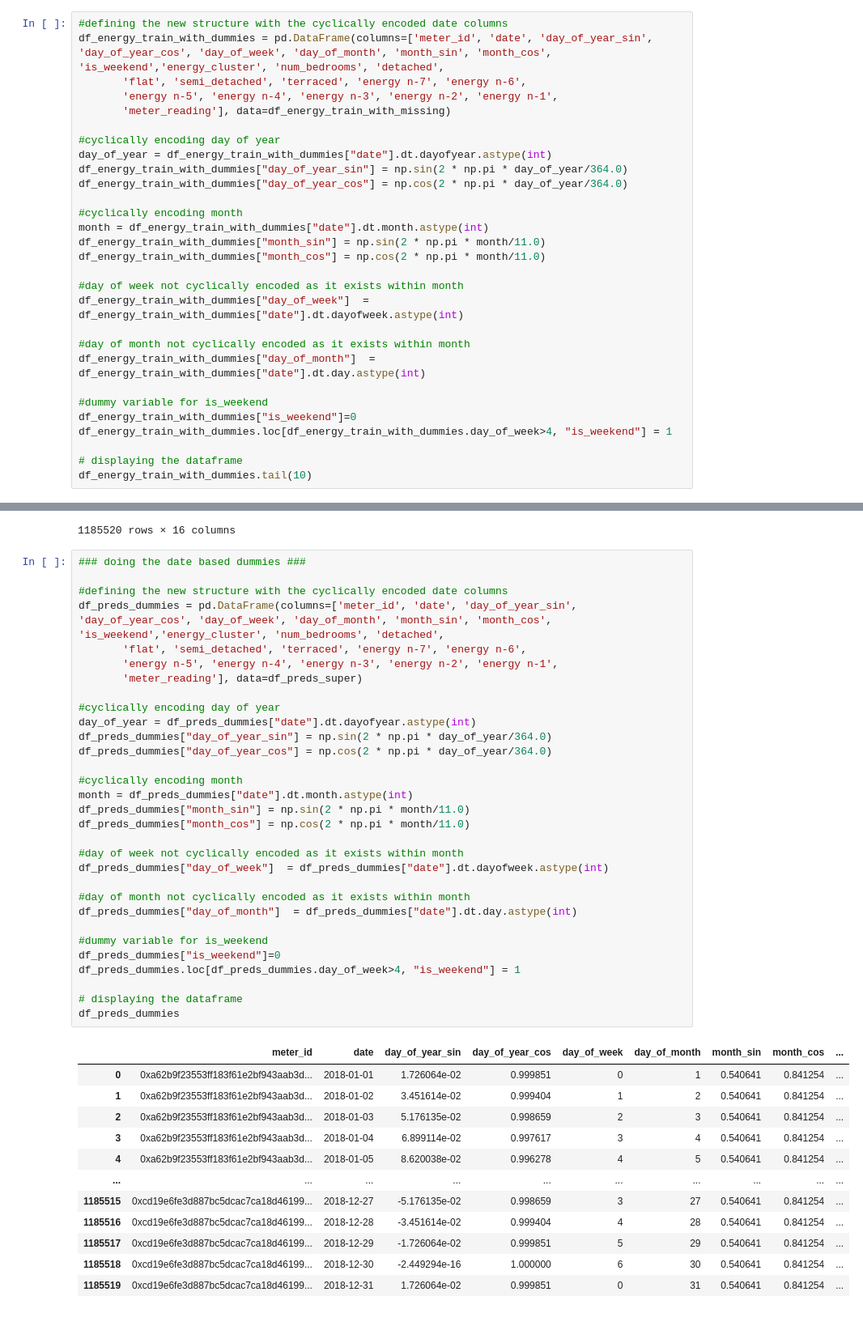
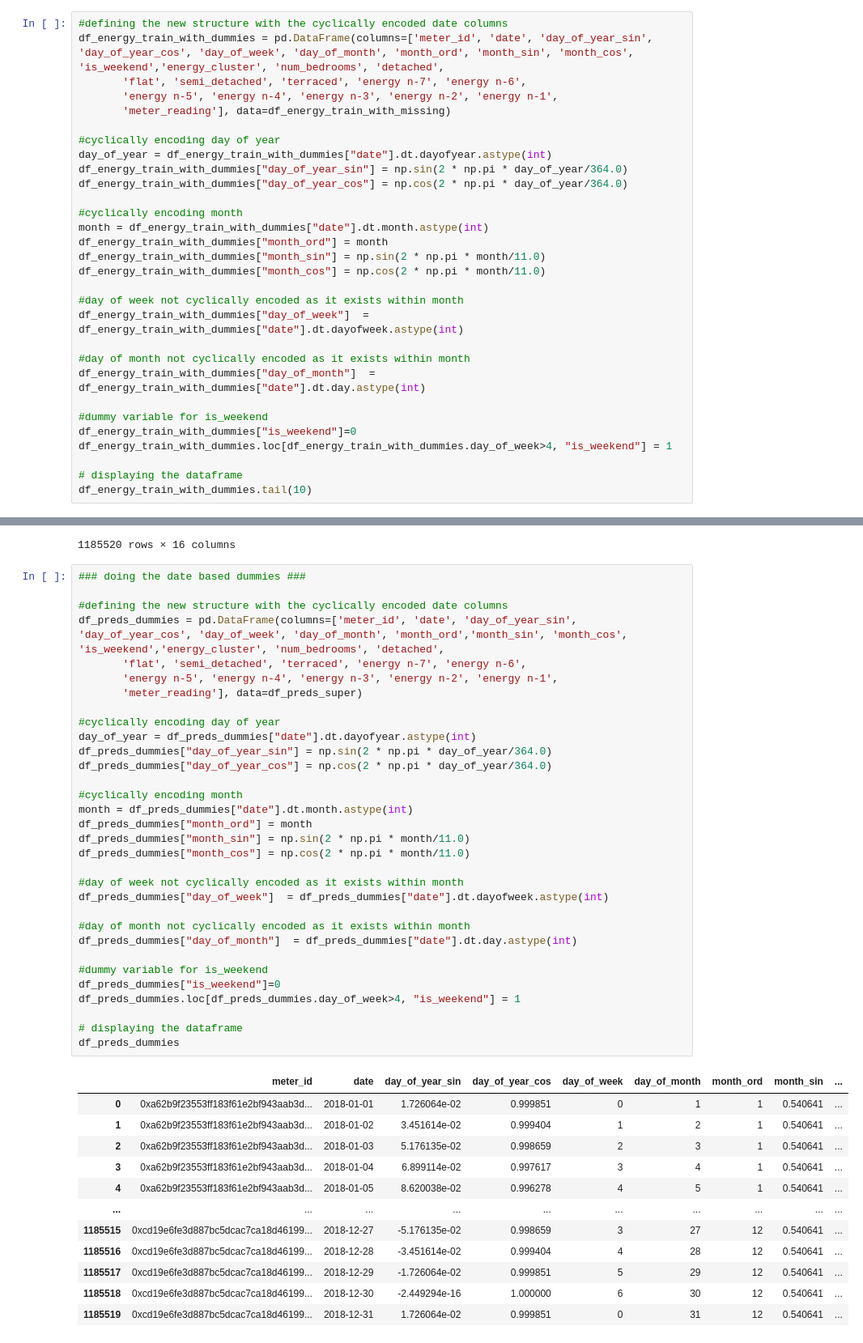
Before and after one commit to danielmusselwhite/UG_Dissertation_Energy_Forecasting, a Jupyter notebook: Src/Jupyter_Notebooks/3. Feature Engineering and Data Preparation.ipynb, the cells around one changed output, grey strips where cells are left out. Shown: that part at 81% size. Cells and saved outputs as stored; diff of their text form.

```diff
--- a/Src/Jupyter_Notebooks/3. Feature Engineering and Data Preparation.ipynb
+++ b/Src/Jupyter_Notebooks/3. Feature Engineering and Data Preparation.ipynb
@@ -408,7 +392,7 @@ df_energy_train_with_missing
         * etc.
 # %%
 #defining the new structure with the cyclically encoded date columns
-df_energy_train_with_dummies = pd.DataFrame(columns=['meter_id', 'date', 'day_of_year_sin', 'day_of_year_cos', 'day_of_week', 'day_of_month', 'month_sin', 'month_cos', 'is_weekend','energy_cluster', 'num_bedrooms', 'detached',
+df_energy_train_with_dummies = pd.DataFrame(columns=['meter_id', 'date', 'day_of_year_sin', 'day_of_year_cos', 'day_of_week', 'day_of_month', 'month_ord', 'month_sin', 'month_cos', 'is_weekend','energy_cluster', 'num_bedrooms', 'detached',
        'flat', 'semi_detached', 'terraced', 'energy n-7', 'energy n-6',
        'energy n-5', 'energy n-4', 'energy n-3', 'energy n-2', 'energy n-1',
        'meter_reading'], data=df_energy_train_with_missing)
@@ -420,6 +404,7 @@ df_energy_train_with_dummies["day_of_year_cos"] = np.cos(2 * np.pi * day_of_year
 
 #cyclically encoding month
 month = df_energy_train_with_dummies["date"].dt.month.astype(int)
+df_energy_train_with_dummies["month_ord"] = month
 df_energy_train_with_dummies["month_sin"] = np.sin(2 * np.pi * month/11.0)
 df_energy_train_with_dummies["month_cos"] = np.cos(2 * np.pi * month/11.0)
 
@@ -667,43 +652,44 @@ df_preds_super
 ### doing the date based dummies ###
 
 #defining the new structure with the cyclically encoded date columns
-df_preds_dummies = pd.DataFrame(columns=['meter_id', 'date', 'day_of_year_sin', 'day_of_year_cos', 'day_of_week', 'day_of_month', 'month_sin', 'month_cos', 'is_weekend','energy_cluster', 'num_bedrooms', 'detached',
+df_preds_dummies = pd.DataFrame(columns=['meter_id', 'date', 'day_of_year_sin', 'day_of_year_cos', 'day_of_week', 'day_of_month', 'month_ord','month_sin', 'month_cos', 'is_weekend','energy_cluster', 'num_bedrooms', 'detached',
        'flat', 'semi_detached', 'terraced', 'energy n-7', 'energy n-6',
        'energy n-5', 'energy n-4', 'energy n-3', 'energy n-2', 'energy n-1',
        'meter_reading'], data=df_preds_super)
 
 #cyclically encoding day of year
 day_of_year = df_preds_dummies["date"].dt.dayofyear.astype(int)
 df_preds_dummies["day_of_year_sin"] = np.sin(2 * np.pi * day_of_year/364.0)
 df_preds_dummies["day_of_year_cos"] = np.cos(2 * np.pi * day_of_year/364.0)
 
 #cyclically encoding month
 month = df_preds_dummies["date"].dt.month.astype(int)
+df_preds_dummies["month_ord"] = month
 df_preds_dummies["month_sin"] = np.sin(2 * np.pi * month/11.0)
 df_preds_dummies["month_cos"] = np.cos(2 * np.pi * month/11.0)
 
 #day of week not cyclically encoded as it exists within month
 df_preds_dummies["day_of_week"]  = df_preds_dummies["date"].dt.dayofweek.astype(int)
 
 #day of month not cyclically encoded as it exists within month
 df_preds_dummies["day_of_month"]  = df_preds_dummies["date"].dt.day.astype(int)
 
 #dummy variable for is_weekend
 df_preds_dummies["is_weekend"]=0
 df_preds_dummies.loc[df_preds_dummies.day_of_week>4, "is_weekend"] = 1
 
 # displaying the dataframe
 df_preds_dummies
 # %% [output]
-|  | meter_id | date | day_of_year_sin | day_of_year_cos | day_of_week | day_of_month | month_sin | month_cos | ... |
-| 0 | 0xa62b9f23553ff183f61e2bf943aab3d... | 2018-01-01 | 1.726064e-02 | 0.999851 | 0 | 1 | 0.540641 | 0.841254 | ... |
-| 1 | 0xa62b9f23553ff183f61e2bf943aab3d... | 2018-01-02 | 3.451614e-02 | 0.999404 | 1 | 2 | 0.540641 | 0.841254 | ... |
-| 2 | 0xa62b9f23553ff183f61e2bf943aab3d... | 2018-01-03 | 5.176135e-02 | 0.998659 | 2 | 3 | 0.540641 | 0.841254 | ... |
-| 3 | 0xa62b9f23553ff183f61e2bf943aab3d... | 2018-01-04 | 6.899114e-02 | 0.997617 | 3 | 4 | 0.540641 | 0.841254 | ... |
-| 4 | 0xa62b9f23553ff183f61e2bf943aab3d... | 2018-01-05 | 8.620038e-02 | 0.996278 | 4 | 5 | 0.540641 | 0.841254 | ... |
+|  | meter_id | date | day_of_year_sin | day_of_year_cos | day_of_week | day_of_month | month_ord | month_sin | ... |
+| 0 | 0xa62b9f23553ff183f61e2bf943aab3d... | 2018-01-01 | 1.726064e-02 | 0.999851 | 0 | 1 | 1 | 0.540641 | ... |
+| 1 | 0xa62b9f23553ff183f61e2bf943aab3d... | 2018-01-02 | 3.451614e-02 | 0.999404 | 1 | 2 | 1 | 0.540641 | ... |
+| 2 | 0xa62b9f23553ff183f61e2bf943aab3d... | 2018-01-03 | 5.176135e-02 | 0.998659 | 2 | 3 | 1 | 0.540641 | ... |
+| 3 | 0xa62b9f23553ff183f61e2bf943aab3d... | 2018-01-04 | 6.899114e-02 | 0.997617 | 3 | 4 | 1 | 0.540641 | ... |
+| 4 | 0xa62b9f23553ff183f61e2bf943aab3d... | 2018-01-05 | 8.620038e-02 | 0.996278 | 4 | 5 | 1 | 0.540641 | ... |
 | ... | ... | ... | ... | ... | ... | ... | ... | ... | ... |
-| 1185515 | 0xcd19e6fe3d887bc5dcac7ca18d46199... | 2018-12-27 | -5.176135e-02 | 0.998659 | 3 | 27 | 0.540641 | 0.841254 | ... |
-| 1185516 | 0xcd19e6fe3d887bc5dcac7ca18d46199... | 2018-12-28 | -3.451614e-02 | 0.999404 | 4 | 28 | 0.540641 | 0.841254 | ... |
-| 1185517 | 0xcd19e6fe3d887bc5dcac7ca18d46199... | 2018-12-29 | -1.726064e-02 | 0.999851 | 5 | 29 | 0.540641 | 0.841254 | ... |
-| 1185518 | 0xcd19e6fe3d887bc5dcac7ca18d46199... | 2018-12-30 | -2.449294e-16 | 1.000000 | 6 | 30 | 0.540641 | 0.841254 | ... |
-| 1185519 | 0xcd19e6fe3d887bc5dcac7ca18d46199... | 2018-12-31 | 1.726064e-02 | 0.999851 | 0 | 31 | 0.540641 | 0.841254 | ... |
+| 1185515 | 0xcd19e6fe3d887bc5dcac7ca18d46199... | 2018-12-27 | -5.176135e-02 | 0.998659 | 3 | 27 | 12 | 0.540641 | ... |
+| 1185516 | 0xcd19e6fe3d887bc5dcac7ca18d46199... | 2018-12-28 | -3.451614e-02 | 0.999404 | 4 | 28 | 12 | 0.540641 | ... |
+| 1185517 | 0xcd19e6fe3d887bc5dcac7ca18d46199... | 2018-12-29 | -1.726064e-02 | 0.999851 | 5 | 29 | 12 | 0.540641 | ... |
+| 1185518 | 0xcd19e6fe3d887bc5dcac7ca18d46199... | 2018-12-30 | -2.449294e-16 | 1.000000 | 6 | 30 | 12 | 0.540641 | ... |
+| 1185519 | 0xcd19e6fe3d887bc5dcac7ca18d46199... | 2018-12-31 | 1.726064e-02 | 0.999851 | 0 | 31 | 12 | 0.540641 | ... |
```
Also changed, not shown: parts of 8 cells of this notebook, 3 other files.
